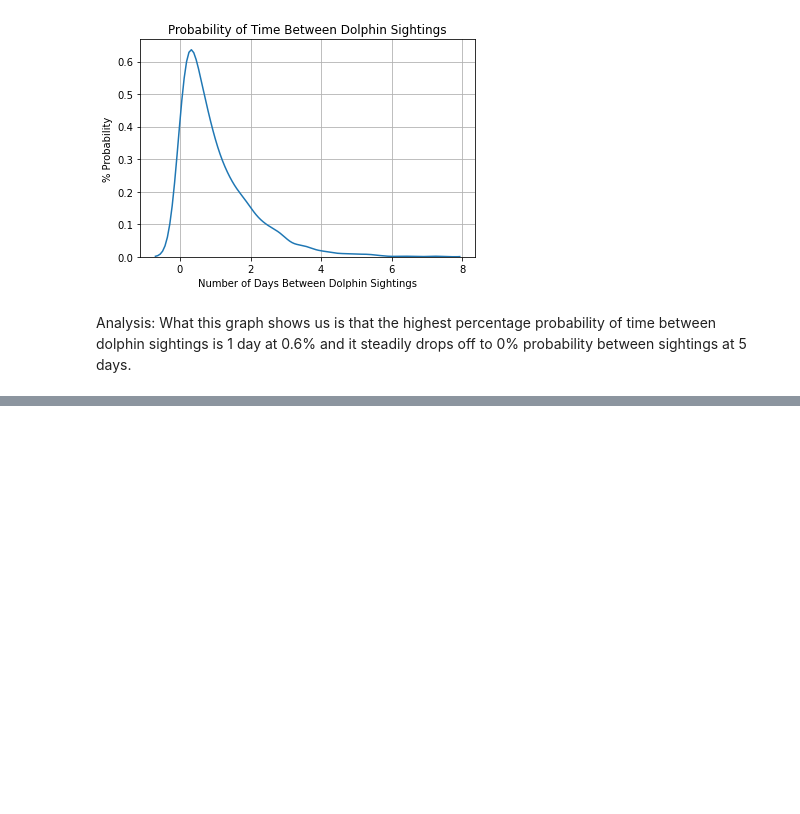
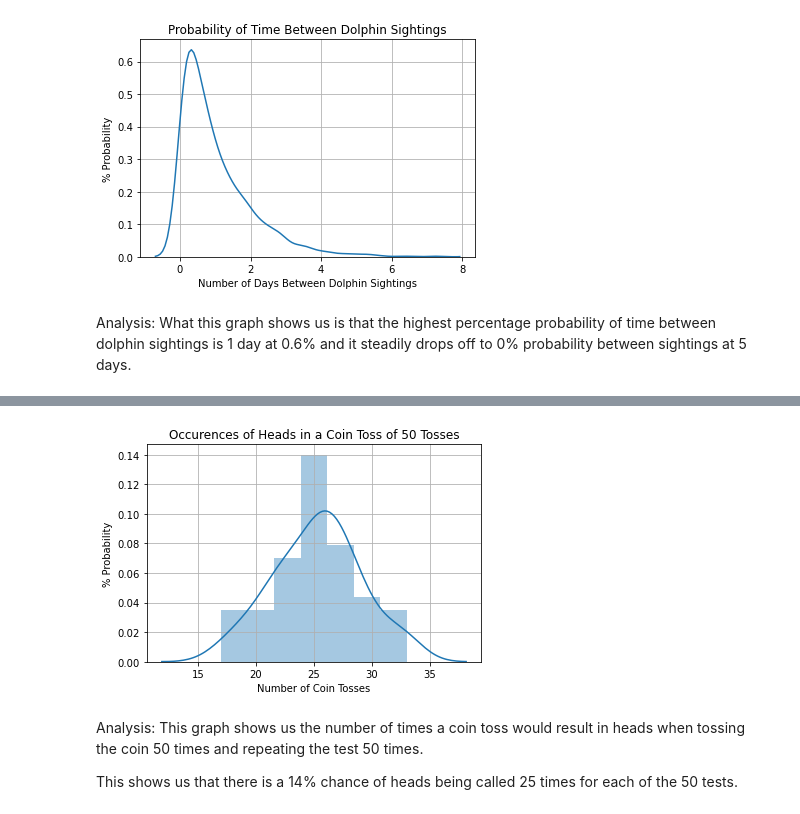
Before and after one commit to KeelyC0d3s/ProgrammingDataAnalysisHW, a Jupyter notebook: numpy.random package.ipynb, the cells around one changed output, grey strips where cells are left out. Drawn from its saved outputs; the diff is of its cells as text; code cells hidden in the pictures; blank space fills up the shorter version.

Commit message:
Binomial

```diff
--- a/numpy.random package.ipynb
+++ b/numpy.random package.ipynb
@@ -312,3 +327,36 @@ What this graph shows us is that the highest percentage probability of time betw
+# %%
+#use numpy and scipy.stats to analyse coin toss
+import numpy as np
+import scipy.stats as ss
+
+#Typical coin has a head and a tail, so there's a 50% chance of getting each in a coin toss
+#Let's say the probability of heads is 0.5 and for tails is 0.5
+
+np.random.binomial(1, 0.5, 1) #array for one coin toss
+                              #assigning 1 for heads and 0 for tails
+
+#Now let's see how many heads we get when we flip the coin 2000 times
+
+np.random.binomial(50, 0.5, 1)
+
+#Answer: 966 heads
+
+import matplotlib.pyplot as plt
+import seaborn as sns
+
+sns.distplot(np.random.binomial(50, 0.5, 50))#50 coin tosses, 0.5 probability for heads, repeated 50 times
+
+plt.ylabel("% Probability")
+plt.title("Occurences of Heads in a Coin Toss of 50 Tosses")
+plt.xlabel('Number of Coin Tosses')
+plt.grid(True)
+plt.show()
+# %% [output]
+[figure, added]
+# %% [markdown]
+Analysis: This graph shows us the number of times a coin toss would result in heads when tossing the coin 50 times and repeating the test 50 times.
+
+This shows us that there is a 14% chance of heads being called 25 times for each of the 50 tests.
 # %% [markdown]
 References for Programming for Data Analytics Practical Task:
 
```
Also changed, not shown: parts of 3 cells of this notebook.
